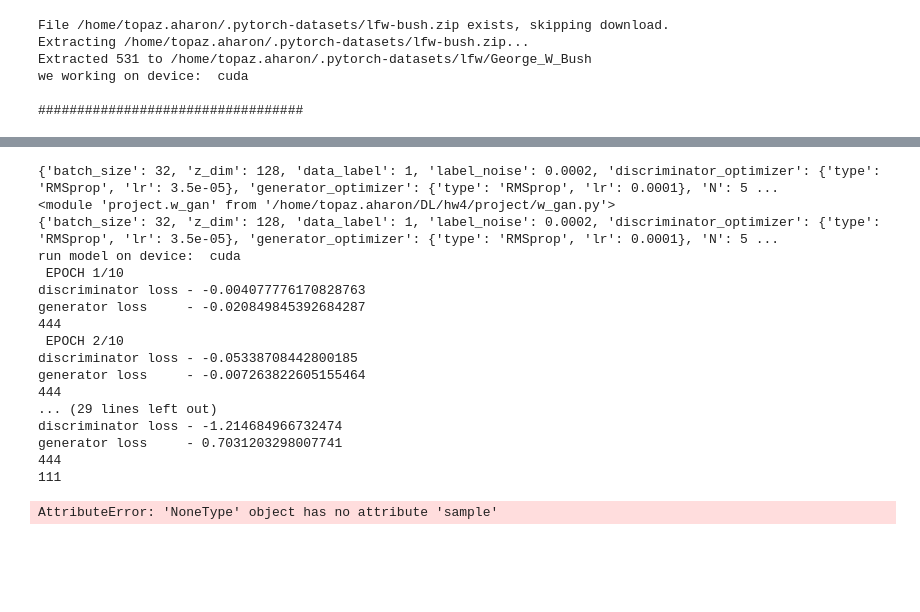
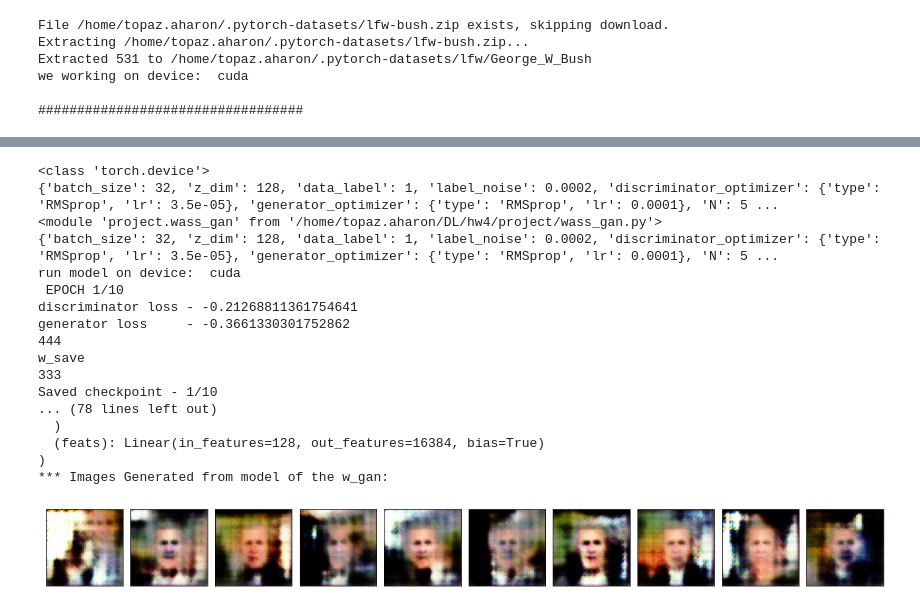
Before and after one commit to RoiAz/DL, a Jupyter notebook: hw4/Part3_MiniProject.ipynb, the cells around one changed output, grey strips where cells are left out. Cells and saved outputs as stored; diff of their text form; code cells hidden in the pictures; blank space fills up the shorter version.

Commit message:
re-organize project

```diff
--- a/hw4/Part3_MiniProject.ipynb
+++ b/hw4/Part3_MiniProject.ipynb
@@ -215,23 +231,23 @@ generator loss     - 4.57892687180463
 # %%
-import project.w_gan as w_gan
-w_gen = train_model(device, ds_gwb, w_gan,'w_gan',w_gan_hyperparams())
+import project.wass_gan as w_gan
+w_gen = train_gan_model(device, ds_gwb, w_gan,'w_gan',w_gan_hyperparams())
 # %% [output]
+<class 'torch.device'>
 {'batch_size': 32, 'z_dim': 128, 'data_label': 1, 'label_noise': 0.0002, 'discriminator_optimizer': {'type': 'RMSprop', 'lr': 3.5e-05}, 'generator_optimizer': {'type': 'RMSprop', 'lr': 0.0001}, 'N': 5 ...
-<module 'project.w_gan' from '/home/topaz.aharon/DL/hw4/project/w_gan.py'>
+<module 'project.wass_gan' from '/home/topaz.aharon/DL/hw4/project/wass_gan.py'>
 {'batch_size': 32, 'z_dim': 128, 'data_label': 1, 'label_noise': 0.0002, 'discriminator_optimizer': {'type': 'RMSprop', 'lr': 3.5e-05}, 'generator_optimizer': {'type': 'RMSprop', 'lr': 0.0001}, 'N': 5 ...
 run model on device:  cuda
  EPOCH 1/10
-discriminator loss - -0.004077776170828763
-generator loss     - -0.020849845392684287
+discriminator loss - -0.21268811361754641
+generator loss     - -0.3661330301752862
 444
- EPOCH 2/10
-discriminator loss - -0.05338708442800185
-generator loss     - -0.007263822605155464
-444
-... (29 lines left out)
-discriminator loss - -1.214684966732474
-generator loss     - 0.7031203298007741
-444
-111
+w_save
+333
+Saved checkpoint - 1/10
+... (78 lines left out)
+  )
+  (feats): Linear(in_features=128, out_features=16384, bias=True)
+)
+*** Images Generated from model of the w_gan:
-AttributeError: 'NoneType' object has no attribute 'sample'
+[figure, added]
 # %%
```
Also changed, not shown: parts of 4 cells of this notebook, 15 other files.
